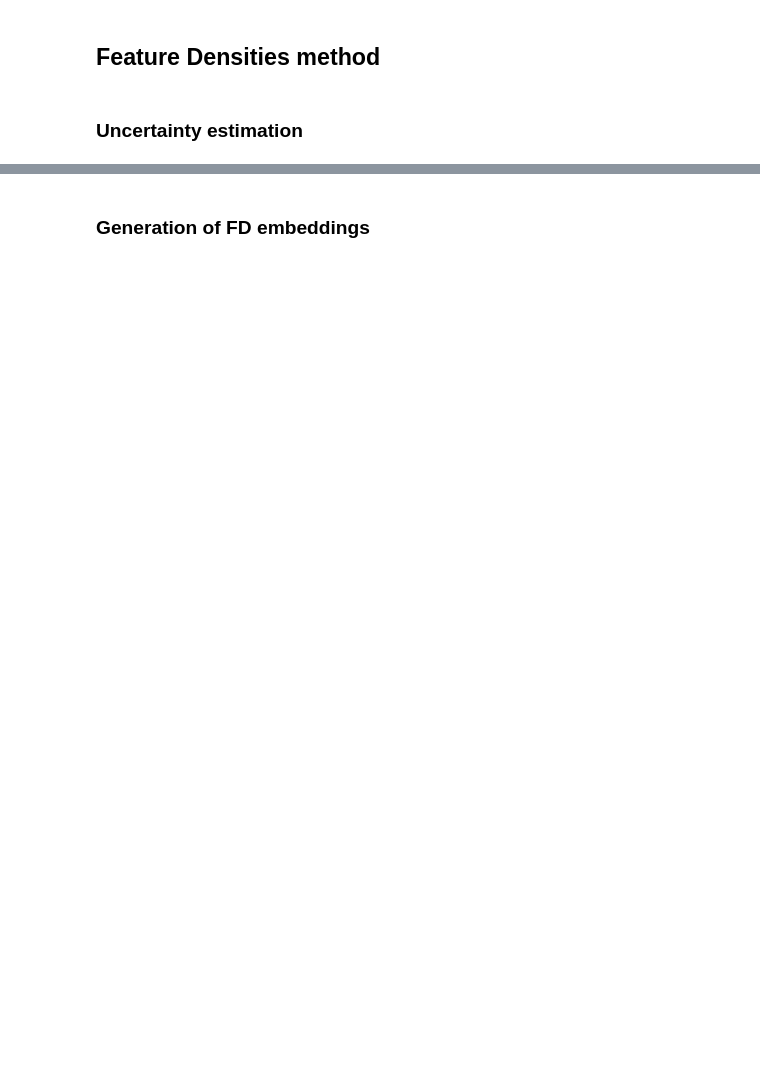
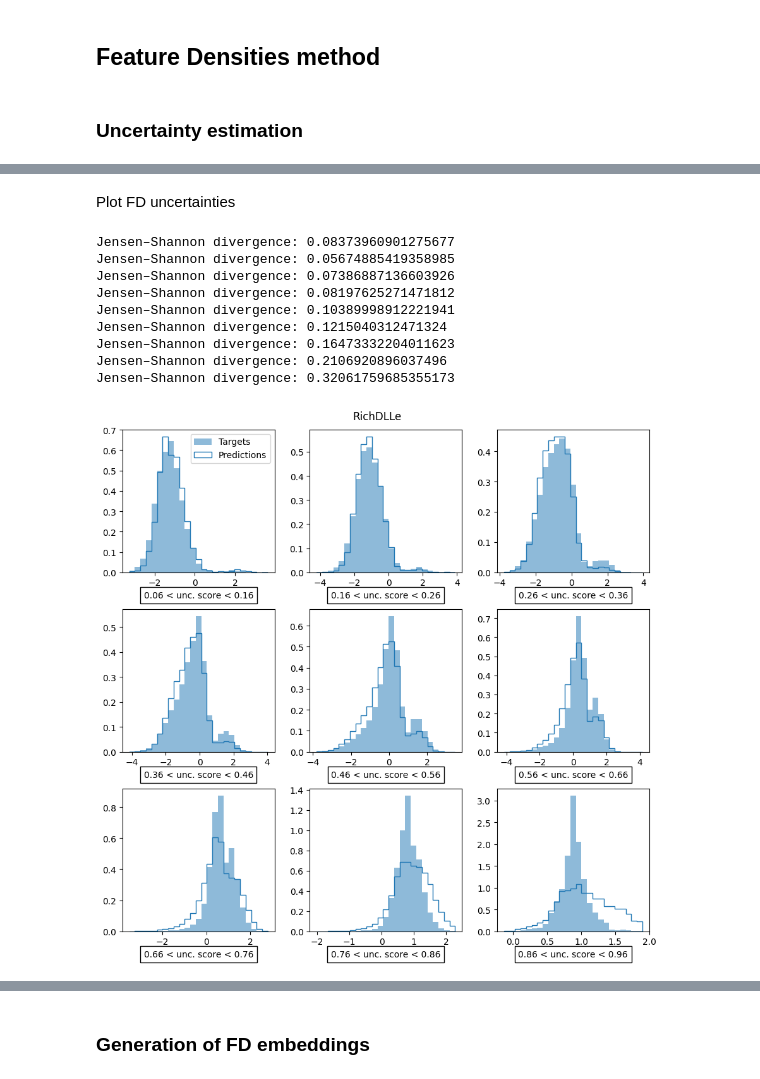
Before and after one commit to evillag/uncertainty_gan, a Jupyter notebook: TestBench.ipynb, the cells around one changed output, grey strips where cells are left out. Cells and saved outputs as stored; diff of their text form; code cells hidden in the pictures; blank space fills up the shorter version.

```diff
--- a/TestBench.ipynb
+++ b/TestBench.ipynb
@@ -249,5 +310,6 @@ np.save(output_dir + f'{PARTICLE}_fd_uncertainty_integration.npy', fd_uncertaint
 # %%
-fd_uncertainty_normalized, _ = fd_evaluate_model(model, x_sample, known_embeddings=train_embeddings, likelihood_method='normalized')
+fd_uncertainty_normalized, _ = fd_evaluate_model(model, x_sample, known_embeddings=train_embeddings, n_fit_samples=1000,
+                                                 likelihood_method='normalized')
 
 print('Feature Densities using NORMALIZED uncertainty score for x_sample:')
 fd_uncertainty_normalized
@@ -261,3 +326,19 @@ Estimating sample´s feature densities
 # %%
 # Save FD uncertainties normalized
 np.save(output_dir + f'{PARTICLE}_fd_uncertainty_normalized.npy', fd_uncertainty_normalized)
+# %% [markdown]
+Plot FD uncertainties
+# %%
+fd_bin_edges, fd_js_distances = estimate_distances_and_plot_uncertainty_bins(
+    y_sample, t_generated, fd_uncertainty_normalized, particle_index = 0, n_rows = 3, n_cols = 3)
+# %% [output]
+Jensen–Shannon divergence: 0.08373960901275677
+Jensen–Shannon divergence: 0.05674885419358985
+Jensen–Shannon divergence: 0.07386887136603926
+Jensen–Shannon divergence: 0.08197625271471812
+Jensen–Shannon divergence: 0.10389998912221941
+Jensen–Shannon divergence: 0.1215040312471324
+Jensen–Shannon divergence: 0.16473332204011623
+Jensen–Shannon divergence: 0.2106920896037496
+Jensen–Shannon divergence: 0.32061759685355173
+[figure, added]
```
Also changed, not shown: parts of 21 cells of this notebook.
